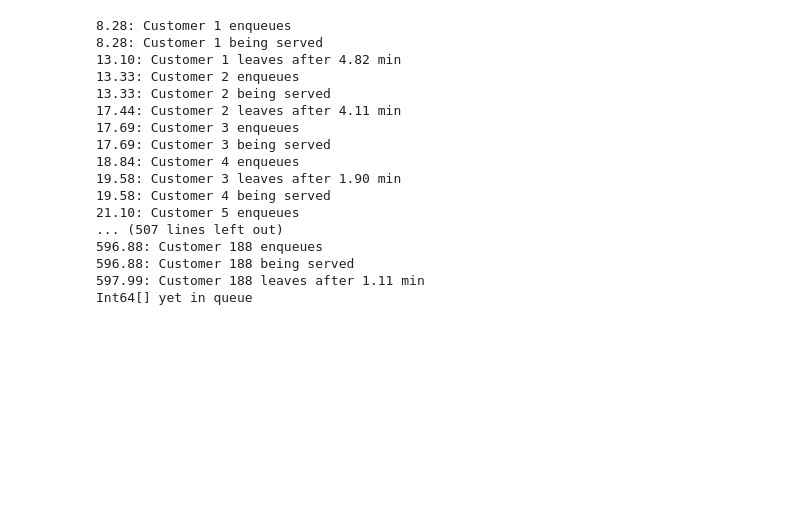
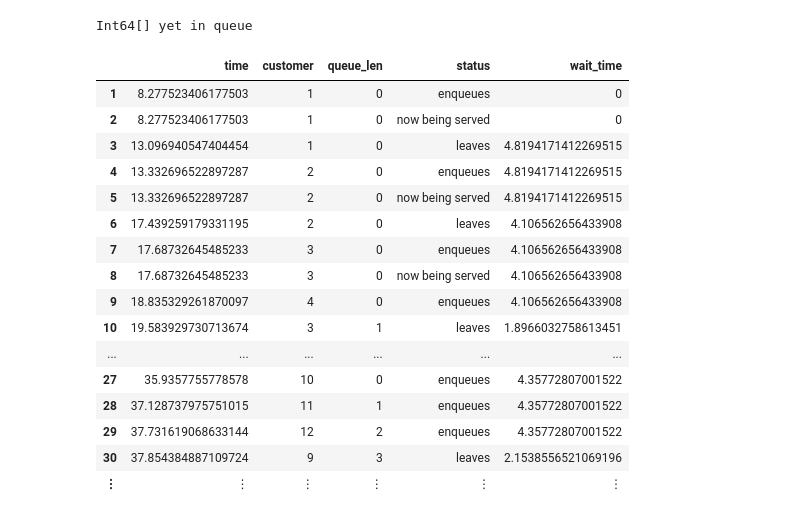
Before and after one commit to pbayer/ProcessFlows.jl, a Jupyter notebook: 01 A Post Office.ipynb, the cells around one changed output. Drawn from its saved outputs; the diff is of its cells as text; code cells hidden in the pictures; blank space fills up the shorter version.

```diff
--- a/01 A Post Office.ipynb
+++ b/01 A Post Office.ipynb
@@ -17,6 +17,7 @@
 4. our good old **clerk**.
 # %%
 using SimJulia, Distributions
+include("src/simlog.jl")
 
 function people(sim::Simulation, β::Float64, queue::Array{Int64,1}, clerk::Resource)
     i = 1
@@ -29,45 +30,76 @@ function people(sim::Simulation, β::Float64, queue::Array{Int64,1}, clerk::Reso
 end
 
 function customer(sim::Simulation, n::Int64, queue::Array{Int64,1}, clerk::Resource)
+    wt = 0
     if length(queue) ≥ 5
-        println(@sprintf("%0.2f: Queue is full! Customer %d leaves", now(sim), n))
+        wt = -1
+        logevent(sim, n, queue, "leaves - queue is full!", wt)
         return
     else
         arrivaltime = now(sim)
-        println(@sprintf("%0.2f: Customer %d enqueues", now(sim), n))
+        logevent(sim, n, queue, "enqueues", wt)
         push!(queue, n)
         yield(Request(clerk))
         shift!(queue)
-        println(@sprintf("%0.2f: Customer %d being served", now(sim), n))
+        logevent(sim, n, queue, "now being served", wt)
         Δt = rand(DiscreteUniform(1, 5)) + randn()*0.2
         yield(Timeout(sim, Δt))
         yield(Release(clerk))
-        println(@sprintf("%0.2f: Customer %d leaves after %0.2f min", now(sim), n, now(sim)-arrivaltime))
+        wt = now(sim)-arrivaltime
+        logevent(sim, n, queue, "leaves", wt)
     end
+end
+
+mutable struct event
+    customer
+    queue_len
+    status
+    wait_time
+end
+
+simlog = newlog()
+ev = event(logvar("customer", 0), logvar("queue_len", 0),
+           logvar("status", ""),  logvar("wait_time", 0))
+add2log(simlog, ev.customer, ev.queue_len, ev.status, ev.wait_time)
+
+function logevent(sim::Simulation, customer, queue, status, wt)
+    ev.customer.value = customer
+    ev.queue_len.value = length(queue)
+    ev.status.value = status
+    if wt != 0
+        ev.wait_time.value = wt
+    end
+    lognow(sim, simlog)
 end
 
 srand(1234)       # seed random number generator for reproducibility
 queue = Int64[]
+
 sim = Simulation()
 clerk = Resource(sim, 1)
 @process people(sim, 3.333, queue, clerk)
 run(sim, 600)
+d = log2df(simlog)
 println(queue, " yet in queue")
 # %% [output]
-8.28: Customer 1 enqueues
-8.28: Customer 1 being served
-13.10: Customer 1 leaves after 4.82 min
-13.33: Customer 2 enqueues
-13.33: Customer 2 being served
-17.44: Customer 2 leaves after 4.11 min
-17.69: Customer 3 enqueues
-17.69: Customer 3 being served
-18.84: Customer 4 enqueues
-19.58: Customer 3 leaves after 1.90 min
-19.58: Customer 4 being served
-21.10: Customer 5 enqueues
-... (507 lines left out)
-596.88: Customer 188 enqueues
-596.88: Customer 188 being served
-597.99: Customer 188 leaves after 1.11 min
 Int64[] yet in queue
+# %%
+d
+# %% [output]
+|  | time | customer | queue_len | status | wait_time |
+| 1 | 8.277523406177503 | 1 | 0 | enqueues | 0 |
+| 2 | 8.277523406177503 | 1 | 0 | now being served | 0 |
+| 3 | 13.096940547404454 | 1 | 0 | leaves | 4.8194171412269515 |
+| 4 | 13.332696522897287 | 2 | 0 | enqueues | 4.8194171412269515 |
+| 5 | 13.332696522897287 | 2 | 0 | now being served | 4.8194171412269515 |
+| 6 | 17.439259179331195 | 2 | 0 | leaves | 4.106562656433908 |
+| 7 | 17.68732645485233 | 3 | 0 | enqueues | 4.106562656433908 |
+| 8 | 17.68732645485233 | 3 | 0 | now being served | 4.106562656433908 |
+| 9 | 18.835329261870097 | 4 | 0 | enqueues | 4.106562656433908 |
+| 10 | 19.583929730713674 | 3 | 1 | leaves | 1.8966032758613451 |
+| ... | ... | ... | ... | ... | ... |
+| 27 | 35.9357755778578 | 10 | 0 | enqueues | 4.35772807001522 |
+| 28 | 37.128737975751015 | 11 | 1 | enqueues | 4.35772807001522 |
+| 29 | 37.731619068633144 | 12 | 2 | enqueues | 4.35772807001522 |
+| 30 | 37.854384887109724 | 9 | 3 | leaves | 2.1538556521069196 |
+| ⋮ | ⋮ | ⋮ | ⋮ | ⋮ | ⋮ |
```
Also changed, not shown: parts of 6 cells of this notebook.
